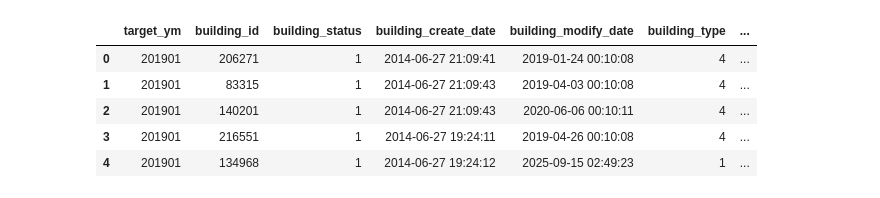
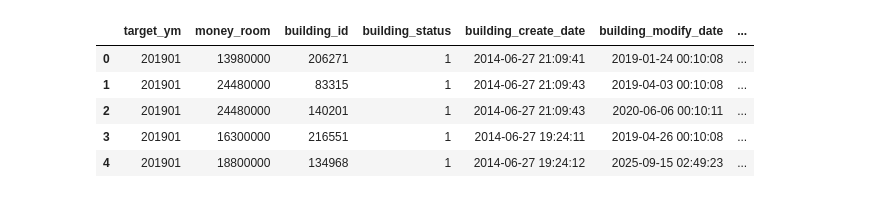
Before and after one commit to TetsukiOrito/signate_hudosan, a Jupyter notebook: notebook/baseline.ipynb, the cells around one changed output. Drawn from its saved outputs; the diff is of its cells as text; code cells hidden in the pictures.

```diff
--- a/notebook/baseline.ipynb
+++ b/notebook/baseline.ipynb
@@ -4,11 +4,19 @@ import numpy as np
 import matplotlib.pyplot as plt
 import seaborn as sns
 import os
+import geopandas as gpd
 import warnings
-
+from sklearn.neighbors import BallTree
+import lightgbm as lgb
+from sklearn.model_selection import train_test_split
 warnings.filterwarnings('ignore')
 
 # Display all columns
 pd.set_option('display.max_columns', None)
 input_path = '../input/'
+gdf_land = gpd.read_file(os.path.join(input_path, 'L02-25.geojson'))
+df_land = gdf_land.copy()
+df_land['price'] = df_land['L02_008']
 df = pd.read_csv(os.path.join(input_path, 'train.csv'))
+test = pd.read_csv(os.path.join(input_path, 'test.csv'))
+gdf_land.info()
@@ -19,23 +22,0 @@ df.head()
-# %%
-# 面積(unit_area)が大きい順に上位10件を表示
-# 「どのくらいの数字からおかしいか」を確認します
-
-#print(df[['unit_area', 'money_room', 'building_type']].sort_values(by='unit_area', ascending=False).head(20))
-treshold = 1500
-#裾が広すぎるのでlog変換
-df['log_money_room'] = np.log1p(df['money_room'])
-df = df[df['unit_area'] < treshold]
-print(f"Data shape after removing outliers: {df.shape}")
-
-plt.figure(figsize=(10, 6))
-plt.scatter(df['unit_area'], df['log_money_room'], alpha=0.5)
-plt.title('Unit Area vs Log Money Room')
-plt.xlabel('Unit Area')
-plt.ylabel('Log Money Room')
-plt.grid(True)
-plt.show()
-print(df[['unit_area', 'log_money_room']].corr())
-plt.figure(figsize=(10, 5))
-sns.histplot(df['log_money_room'], bins=50)
-plt.title('Distribution of Price')
-plt.show()
@@ -49,10 +22,0 @@ log_money_room   0.205148        1.000000
-# %%
-X = df.drop('money_room', axis=1)
-y = df['money_room']
-# %% [output]
-|  | target_ym | building_id | building_status | building_create_date | building_modify_date | building_type | ... |
-| 0 | 201901 | 206271 | 1 | 2014-06-27 21:09:41 | 2019-01-24 00:10:08 | 4 | ... |
-| 1 | 201901 | 83315 | 1 | 2014-06-27 21:09:43 | 2019-04-03 00:10:08 | 4 | ... |
-| 2 | 201901 | 140201 | 1 | 2014-06-27 21:09:43 | 2020-06-06 00:10:11 | 4 | ... |
-| 3 | 201901 | 216551 | 1 | 2014-06-27 19:24:11 | 2019-04-26 00:10:08 | 4 | ... |
-| 4 | 201901 | 134968 | 1 | 2014-06-27 19:24:12 | 2025-09-15 02:49:23 | 1 | ... |
@@ -58,0 +118,11 @@ y = df['money_room']
+# %%
+#一気に前処理
+df_train_processed, feature_cols, y_train = preprocess_data(df, df_land, is_train=True)
+df_train_processed.head()
+# %% [output]
+|  | target_ym | money_room | building_id | building_status | building_create_date | building_modify_date | ... |
+| 0 | 201901 | 13980000 | 206271 | 1 | 2014-06-27 21:09:41 | 2019-01-24 00:10:08 | ... |
+| 1 | 201901 | 24480000 | 83315 | 1 | 2014-06-27 21:09:43 | 2019-04-03 00:10:08 | ... |
+| 2 | 201901 | 24480000 | 140201 | 1 | 2014-06-27 21:09:43 | 2020-06-06 00:10:11 | ... |
+| 3 | 201901 | 16300000 | 216551 | 1 | 2014-06-27 19:24:11 | 2019-04-26 00:10:08 | ... |
+| 4 | 201901 | 18800000 | 134968 | 1 | 2014-06-27 19:24:12 | 2025-09-15 02:49:23 | ... |
```
Also changed, not shown: parts of 6 cells of this notebook, 1 other file.
